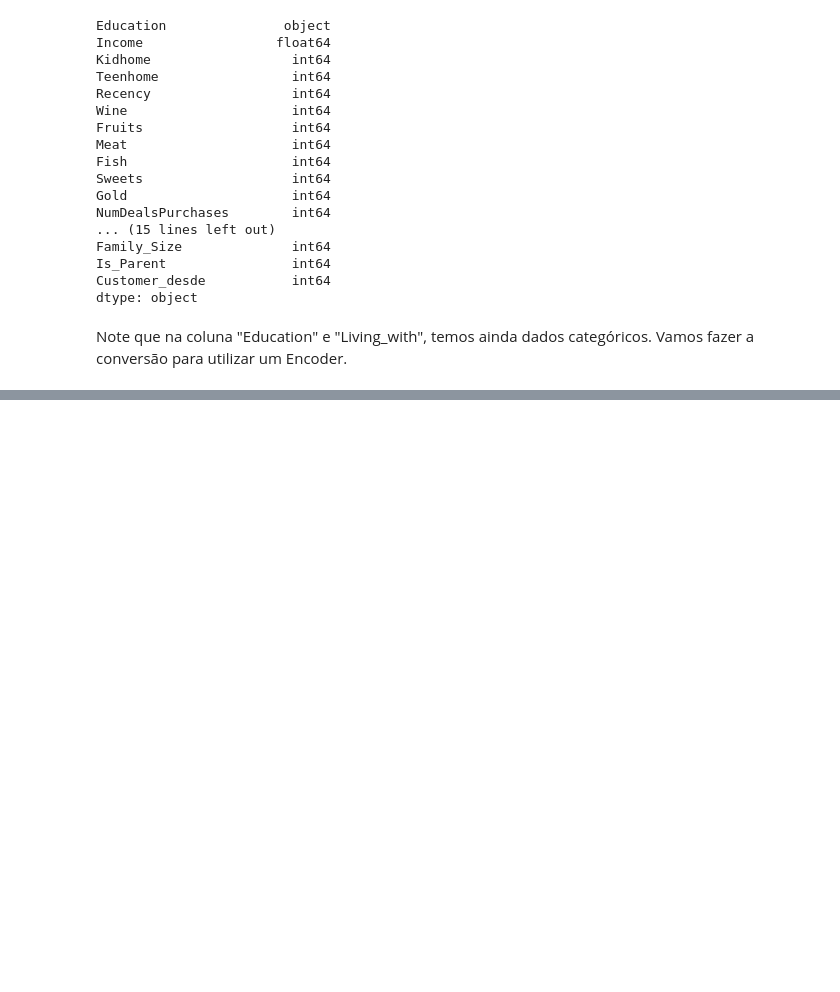
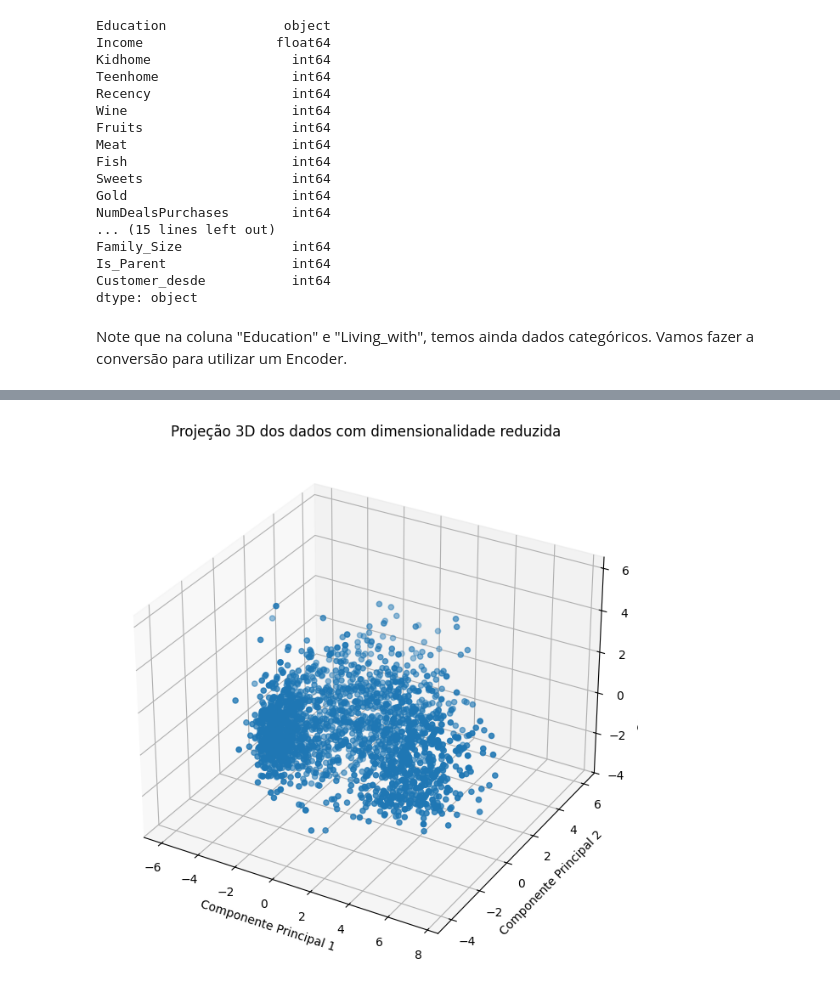
Before and after one commit to Felipe-dscarvalho/Felipe-dscarvalho, a Jupyter notebook: Customer_segmentation_Kmeans_PCA.ipynb, the cells around one changed output, grey strips where cells are left out. Drawn from its saved outputs; the diff is of its cells as text; code cells hidden in the pictures; blank space fills up the shorter version.

```diff
--- a/Customer_segmentation_Kmeans_PCA.ipynb
+++ b/Customer_segmentation_Kmeans_PCA.ipynb
@@ -312,3 +314,9 @@ df2 = df.copy()
 
 cols_del = ['AcceptedCmp3','AcceptedCmp4', 'AcceptedCmp5', 'AcceptedCmp1','AcceptedCmp2']
 df2 = df2.drop(cols_del, axis = 1)
+# %%
+#Aplicando Scaler
+scaler = StandardScaler()
+scaler.fit(df2)
+scaled_ds = pd.DataFrame(scaler.transform(df2), columns = df2.columns)
+print("O StandardScaler foi aplicado em todas as colunas.")
@@ -314,0 +340,5 @@ df2 = df2.drop(cols_del, axis = 1)
+# %%
+pca = PCA(n_components =3)
+pca.fit(scaled_ds)
+PCA_ds = pd.DataFrame(pca.transform(scaled_ds), columns = ["col1", "col2", "col3"])
+PCA_ds.head()
@@ -314,0 +352,17 @@ df2 = df2.drop(cols_del, axis = 1)
+# %%
+# Os dados
+x = PCA_ds["col1"]
+y = PCA_ds["col2"]
+z = PCA_ds["col3"]
+
+fig = plt.figure(figsize=(10,8))
+ax = fig.add_subplot(111, projection="3d")
+
+ax.scatter(x, y, z, marker="o")
+ax.set_title("Projeção 3D dos dados com dimensionalidade reduzida")
+ax.set_xlabel("Componente Principal 1")
+ax.set_ylabel("Componente Principal 2")
+ax.set_zlabel("Componente Principal 3")
+plt.show()
+# %% [output]
+[figure, added]
```
Also changed, not shown: parts of 9 cells of this notebook.
